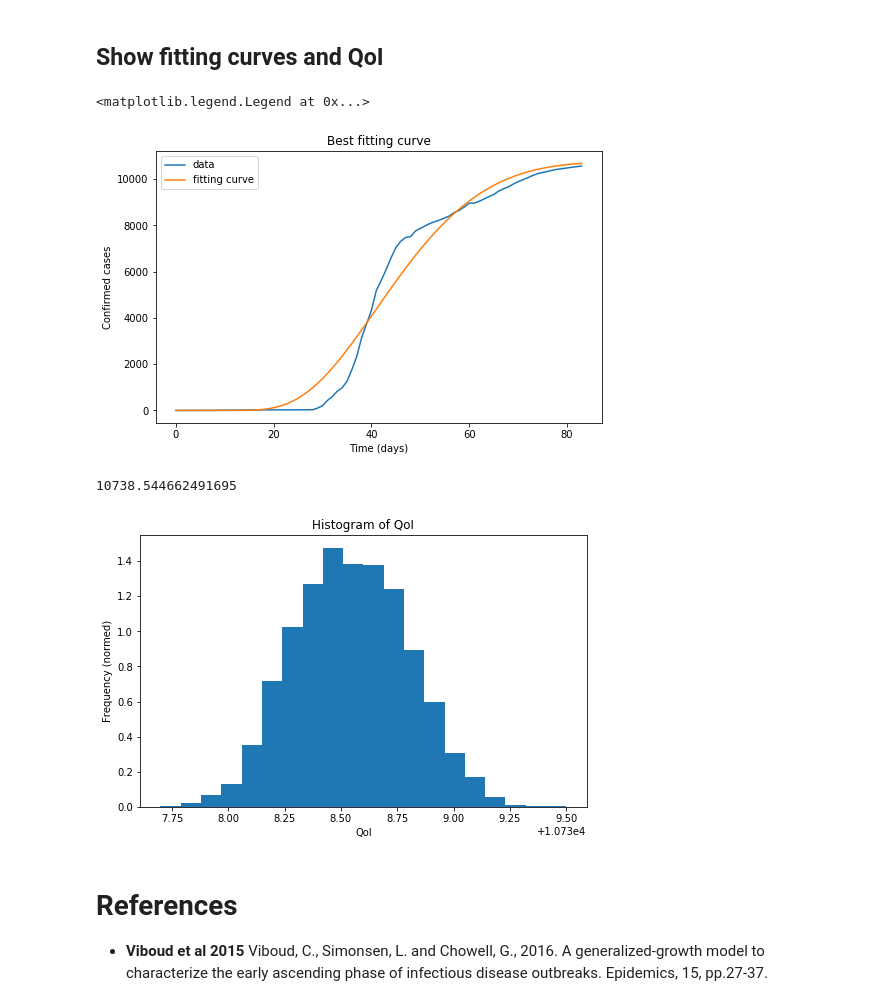
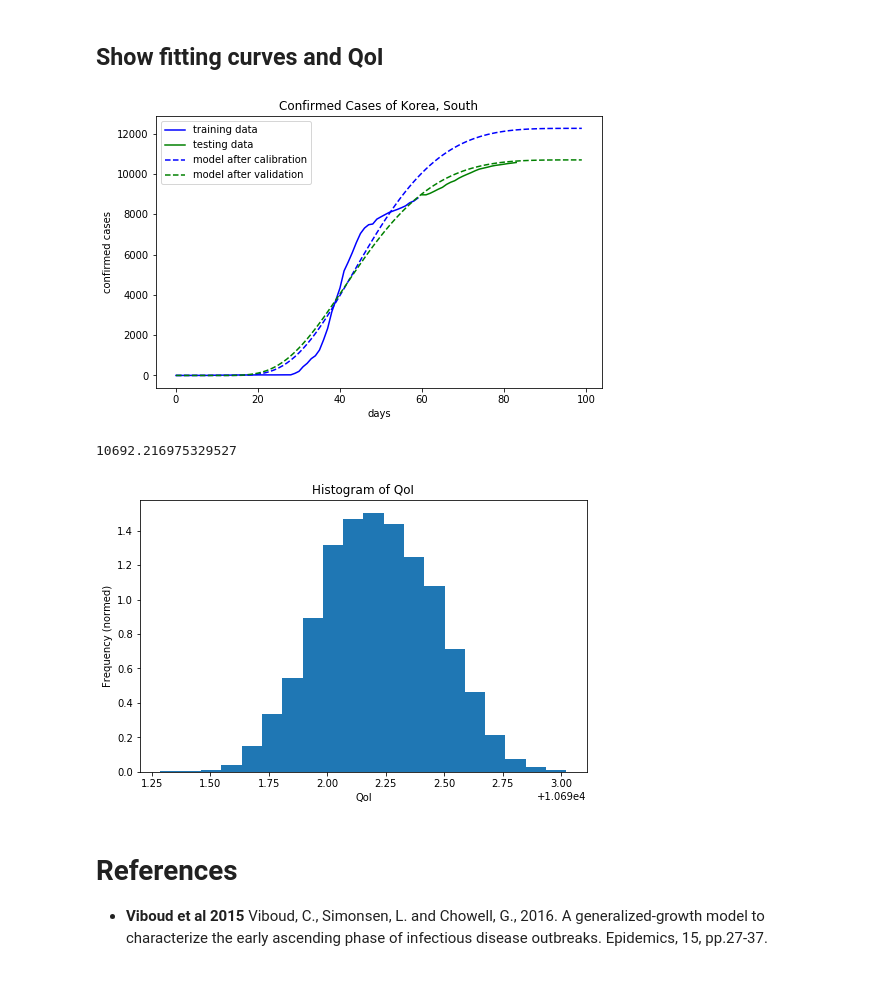
Before and after one commit to prashjha/StudyCovid19, a Jupyter notebook: process/bayesian/Assignment on Bayesian Inversion.ipynb, the cells around one changed output. Saved outputs shown, nothing was run; the diff lists cells and outputs as text; code cells hidden in the pictures.

```diff
--- a/process/bayesian/Assignment on Bayesian Inversion.ipynb
+++ b/process/bayesian/Assignment on Bayesian Inversion.ipynb
@@ -286,8 +263,10 @@ prior_v(np.array([12233,7.5575]))
 # %%
-def log_likelihood_v(theta, data):
-    tdata = data[:,0]
-    ydata = data[:,1]
-    return np.sum(-np.log(noise_arg * np.sqrt(2*np.pi) )-((ydata-model(theta,tdata,fix_params))**2) / (2*noise_arg**2))
+param_init_v = mean_c
 
-trans_param_v = [np.sqrt(cal_cov[0,0])/10, np.sqrt(cal_cov[1,1])/10]
-transition_model_v = lambda theta: np.random.normal(theta,trans_param_v,(2,))
+def log_prior_v(theta):
+    return multivariate_normal.logpdf(theta, mean=mean_c, cov=cov_c)
+
+# trans_param_v = [np.sqrt(cal_cov[0,0]), np.sqrt(cal_cov[1,1])]
+# transition_model_v = lambda theta: np.random.normal(theta,trans_param_v,(2,))
+
+transition_model_v = lambda theta: multivariate_normal.rvs(mean=theta, cov=cov_c)
@@ -321,4 +273,4 @@ print(log_likelihood_v(theta_new, data_v))
 # %%
-accepted, rejected = metropolis_hastings(log_likelihood_v,prior_v,transition_model_v,param_init,100000,data_v,acceptance_rule)
-print('# accepted = ' + str(accepted.shape[0]))
+accepted_v, rejected_v = metropolis_hastings(log_likelihood,log_prior_v,transition_model_v,param_init_v,100000,data_v,acceptance_rule)
+print('# accepted = ' + str(accepted_v.shape[0]))
 # %% [output]
@@ -326,9 +278,9 @@ print('# accepted = ' + str(accepted.shape[0]))
 # %%
-show_mcmc(accepted, rejected)
-accepted_burned = burn_accepted(accepted, burn_in=0.5, show=True)
+show_mcmc(accepted_v, rejected_v)
+accepted_burned_v = burn_accepted(accepted_v, burn_in=0.8, show=True)
 
-# val_mean = np.mean(accepted_burned, axis=0)
-# val_cov = np.cov(accepted_burned.T)
-# print(val_mean)
-# print(val_cov)
+mean_v = np.mean(accepted_burned_v, axis=0)
+cov_v = np.cov(accepted_burned_v.T)
+print(mean_v)
+print(cov_v)
 # %% [output]
@@ -339,18 +294,22 @@ accepted_burned = burn_accepted(accepted, burn_in=0.5, show=True)
 ## Show fitting curves and QoI
 # %%
 fig = plt.figure(figsize=(8,5))
-plt.plot(data[:,0], data[:,1], label='data')
-plt.plot(data[:,0], model(theta_opt,data[:,0],fix_params), label='fitting curve')
 
-plt.title('Best fitting curve')
-plt.xlabel('Time (days)')
-plt.ylabel('Confirmed cases')
+# plot the curve
+plt.plot(data_c[:,0],data_c[:,1], 'b-', label="training data")
+plt.plot(data_v[:,0],data_v[:,1], 'g-', label="testing data")
+plt.plot(np.arange(T), model(mean_c, np.arange(T), fix_params), 'b--', label="model after calibration")
+plt.plot(np.arange(T), model(mean_v, np.arange(T), fix_params), 'g--', label="model after validation")
+
+plt.xlabel("days")
+plt.ylabel("confirmed cases")
 plt.legend()
+plt.title("Confirmed Cases of "+ country)
+plt.show()
 # %% [output]
-<matplotlib.legend.Legend at 0x...>
-[figure, old version]
+[figure, new version]
 # %%
-QoIs = [model(theta,[100],fix_params)[0] for theta in accepted_burned]
+QoIs = [model(theta,[100],fix_params)[0] for theta in accepted_burned_v]
 
 fig = plt.figure(figsize=(8,5))
 ax = fig.add_subplot(1,1,1)
@@ -362,8 +321,8 @@ ax.set_title("Histogram of QoI")
 QoI = sum(QoIs)/len(QoIs)
 print(QoI)
 # %% [output]
-10738.544662491695
+10692.216975329527
-[figure, old version]
+[figure, new version]
 # %% [markdown]
 # References
 
```
Also changed, not shown: parts of 16 cells of this notebook.
